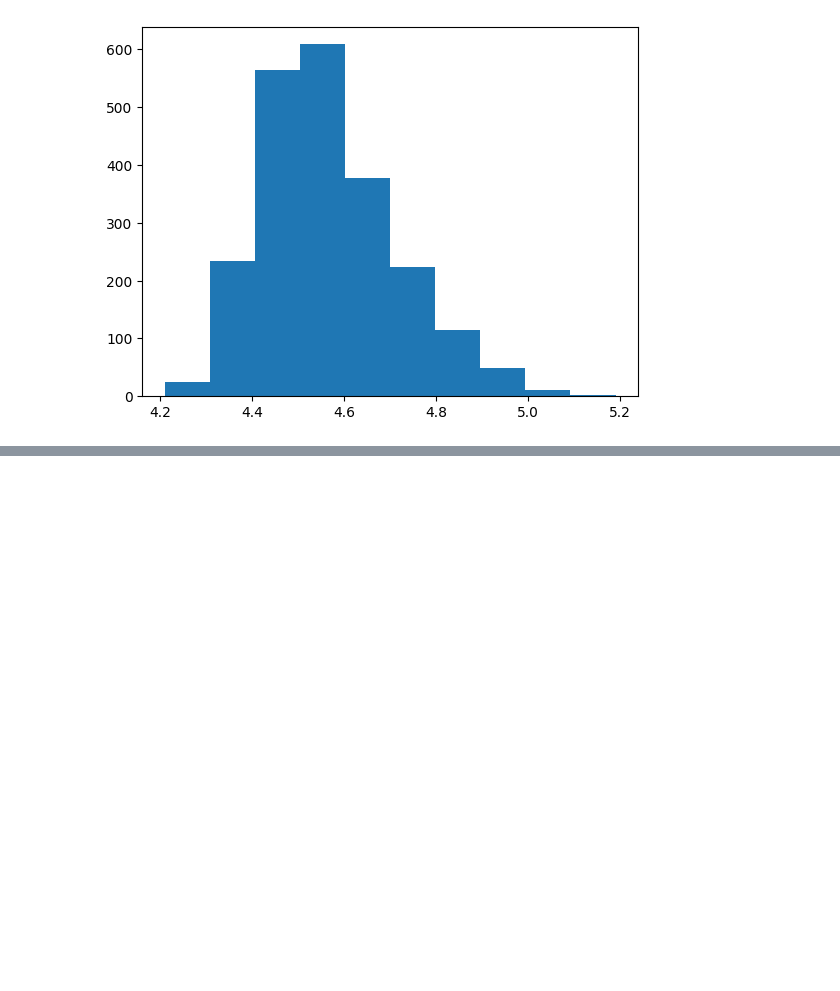
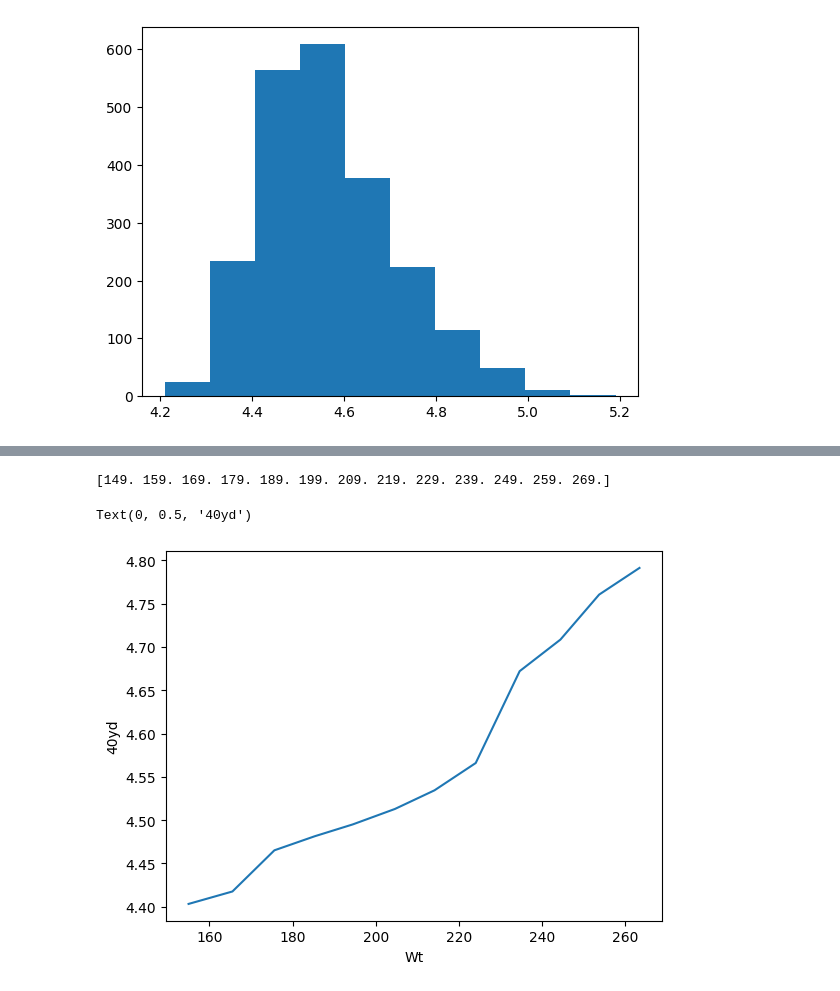
Before and after one commit to kw-00/athlete-analysis, a Jupyter notebook: data_visualization.ipynb, the cells around one changed output, grey strips where cells are left out. Drawn from its saved outputs; the diff is of its cells as text; code cells hidden in the pictures; blank space fills up the shorter version.

```diff
--- a/data_visualization.ipynb
+++ b/data_visualization.ipynb
@@ -51,0 +71,18 @@ np.float64(4.55)
+# %%
+forty_and_wt = df.loc[:, ["40yd", "Wt"]]
+forty_and_wt.dropna(inplace=True)
+bins = np.arange(forty_and_wt["Wt"].min(), forty_and_wt["Wt"].max(), 10)
+print(bins)
+forty_and_wt["Bins"] = pd.cut(forty_and_wt["Wt"], bins)
+aggregated = forty_and_wt.groupby(by=forty_and_wt["Bins"]).agg({
+    "40yd": "mean",
+    "Wt": "mean"
+})
+
+plt.plot(aggregated["Wt"], aggregated["40yd"])
+plt.xlabel("Wt")
+plt.ylabel("40yd")
+# %% [output]
+[149. 159. 169. 179. 189. 199. 209. 219. 229. 239. 249. 259. 269.]
+Text(0, 0.5, '40yd')
+[figure, added]
```
Also changed, not shown: parts of 3 cells of this notebook, 1 other file.
